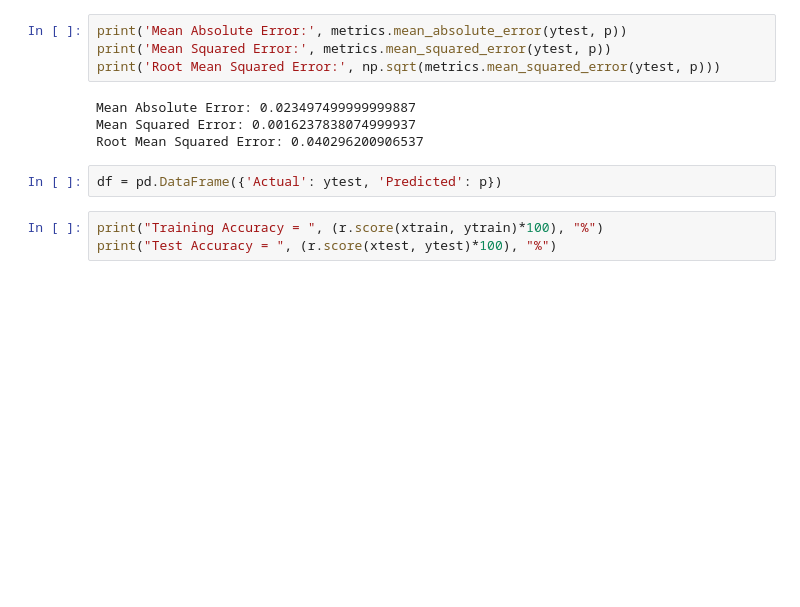
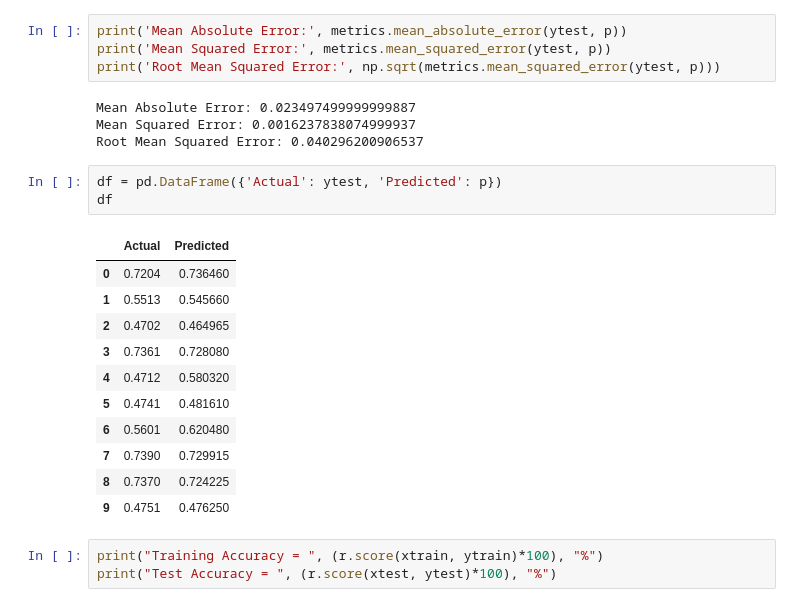
Before and after one commit to abphilip-vit/CollegeP3, a Jupyter notebook: R2.ipynb, the cells around one changed output. Cells and saved outputs as stored; diff of their text form; blank space fills up the shorter version.

```diff
--- a/R2.ipynb
+++ b/R2.ipynb
@@ -73,6 +73,19 @@ Mean Squared Error: 0.0016237838074999937
 Root Mean Squared Error: 0.040296200906537
 # %%
 df = pd.DataFrame({'Actual': ytest, 'Predicted': p})
+df
+# %% [output]
+|  | Actual | Predicted |
+| 0 | 0.7204 | 0.736460 |
+| 1 | 0.5513 | 0.545660 |
+| 2 | 0.4702 | 0.464965 |
+| 3 | 0.7361 | 0.728080 |
+| 4 | 0.4712 | 0.580320 |
+| 5 | 0.4741 | 0.481610 |
+| 6 | 0.5601 | 0.620480 |
+| 7 | 0.7390 | 0.729915 |
+| 8 | 0.7370 | 0.724225 |
+| 9 | 0.4751 | 0.476250 |
 # %%
 print("Training Accuracy = ", (r.score(xtrain, ytrain)*100), "%")
 print("Test Accuracy = ", (r.score(xtest, ytest)*100), "%")
```
